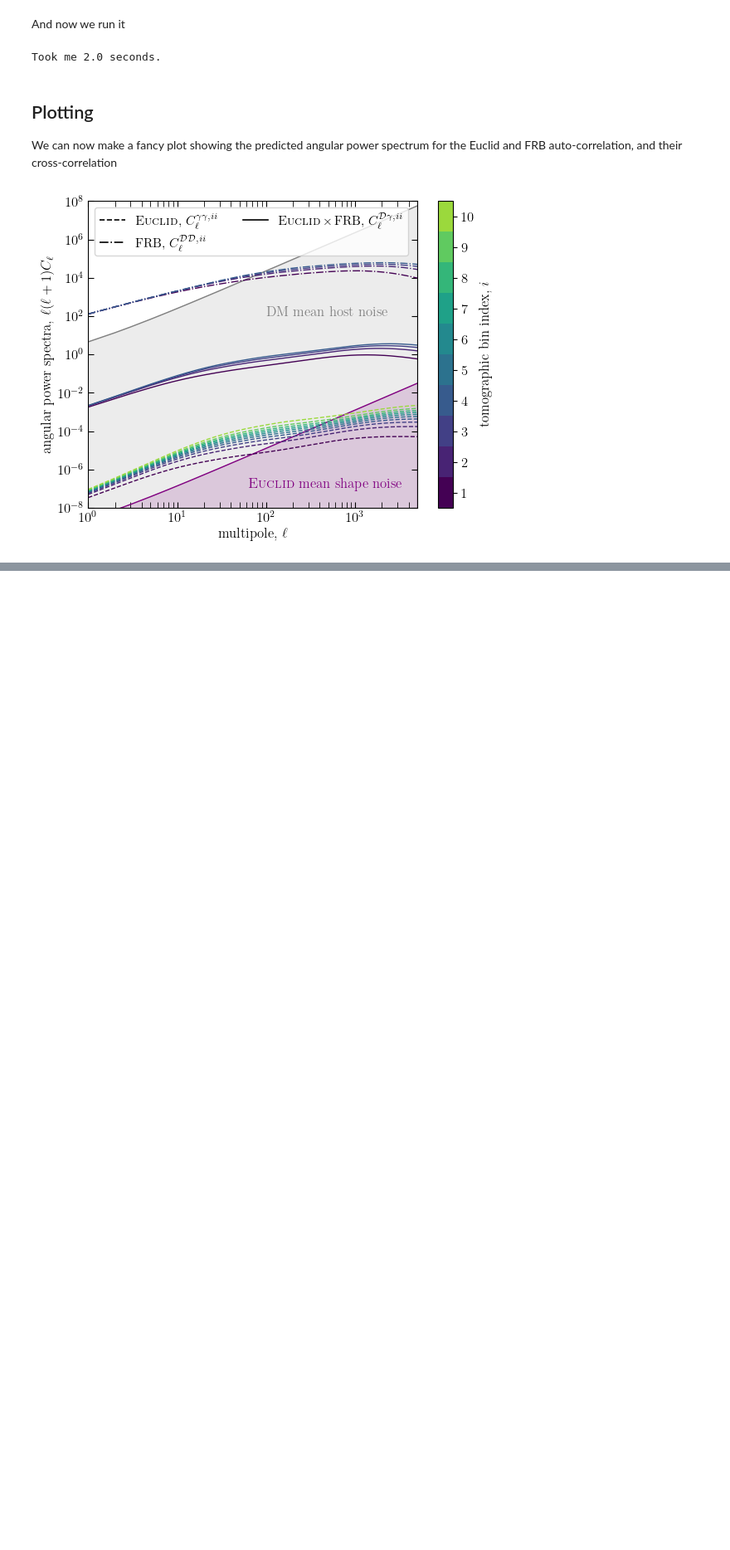
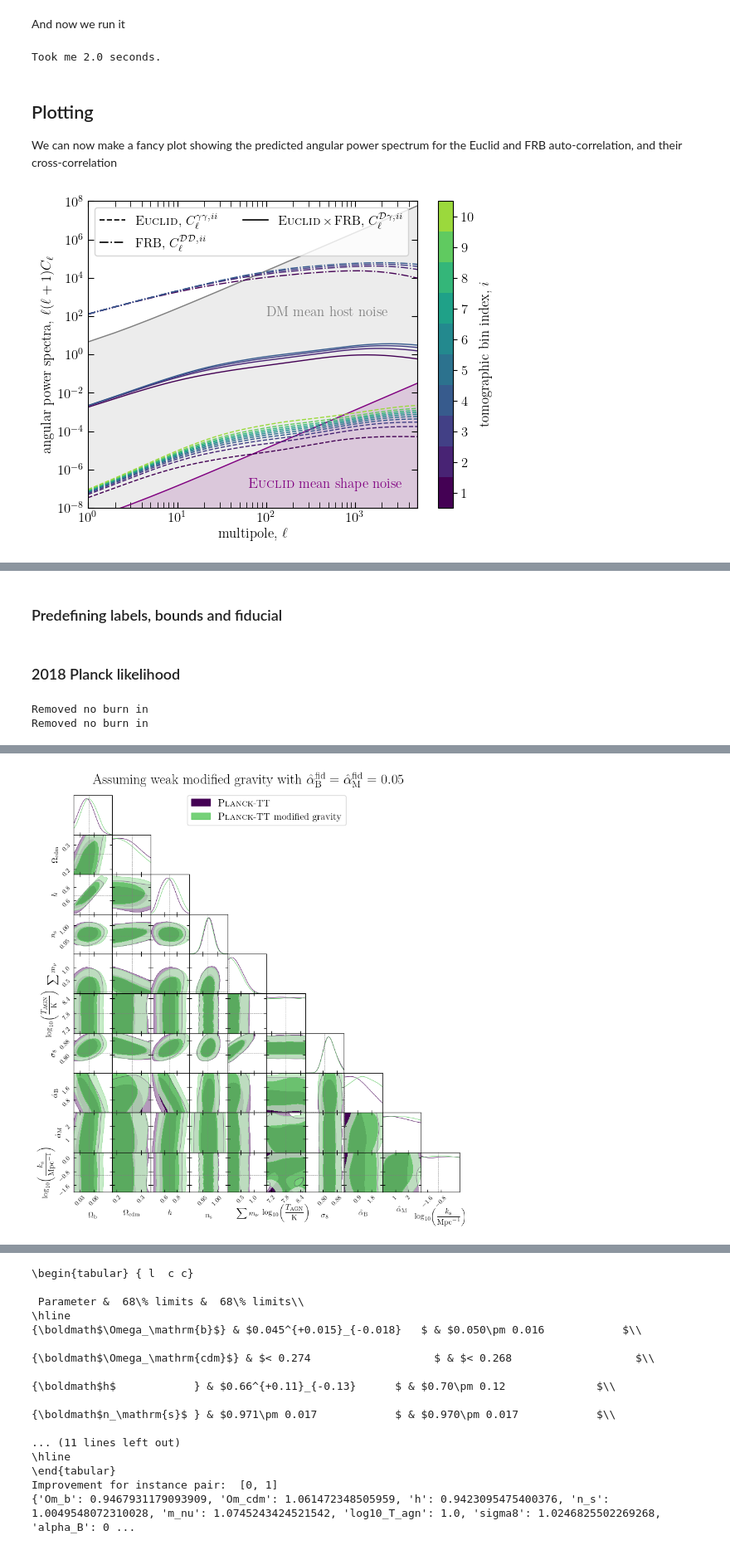
Before and after one commit to DennisNeumann97/frb_horndeski_forecast, a Jupyter notebook: cell_from_cosmopower_example.ipynb, the cells around one changed output, grey strips where cells are left out. Shown: that part at 83% size. Saved outputs shown, nothing was run; the diff lists cells and outputs as text; code cells hidden in the pictures; blank space fills up the shorter version.

Commit message:
Moved comment setting to the beginning of likelihood_MCMC_NN_main.py such that all user inputs are in one place. Added contour plots used for the Paper.

```diff
--- a/cell_from_cosmopower_example.ipynb
+++ b/cell_from_cosmopower_example.ipynb
@@ -583,0 +602,2 @@ plt.close()
+# %% [markdown]
+### Predefining labels, bounds and fiducial
@@ -583,0 +632,55 @@ plt.close()
+# %% [markdown]
+### 2018 Planck likelihood
+# %%
+# Comparing euclid MCMC with same plus planck TT in weak modified gravity
+# ========================================================================================
+
+# Specifying path and filenames
+# --------------------------------------------------------------------------------
+path_mcmc = [
+    './mcmc/output_files/planck_tt_mg_low_horndeski',
+    './mcmc/output_files/planck_tt_mg_high_horndeski',
+    # './mcmc/output_files/euclid_low_horndeski',
+    # './mcmc/output_files/frb_cross_euclid_low_horndeski/',
+    # './mcmc/output_files/frb_cross_euclid_plus_tt_mg_low_horndeski/',
+]
+# --------------------------------------------------------------------------------
+
+# Specifying input lists
+# --------------------------------------------------------------------------------
+n_chains = len(path_mcmc)
+labels_sample = [labels_mcmc for i in range(n_chains)]
+names_sample = [names_mcmc for i in range(n_chains)]
+kind_sample = ['mcmc' for i in range(n_chains)]
+fiducial = [[] for i in range(n_chains)]
+filename_fisher = [[] for i in range(n_chains)]
+plot_labels = [
+    r'\textsc{Planck}-TT',
+    r'\textsc{Planck}-TT modified gravity',
+    # r'\textsc{Euclid-CS} posterior',
+    # r'\textsc{Euclid-CS}$\times$FRB posterior',
+    # r'\textsc{Euclid-CS}$\times$FRB+\textsc{Planck2018}-TT posterior',
+]
+# --------------------------------------------------------------------------------
+
+# Creating contour_class instance for plotting
+# --------------------------------------------------------------------------------
+contour_class = contour_triangle_plot(labels_samples=labels_sample,
+                                      names_samples=names_sample,
+                                      kind_samples=kind_sample,
+                                      fiducial=fiducial,
+                                      mcmc_prior=prior_range,
+                                      path_to_sample=path_mcmc,
+                                      filename_fisher=filename_fisher,
+                                      plot_labels=plot_labels,
+                                      params_to_show=names_mcmc,
+                                     )
+# --------------------------------------------------------------------------------
+
+suptitle = r"Assuming weak modified gravity with $\hat{\alpha}^\mathrm{fid}_\mathrm{B}=\hat{\alpha}^\mathrm{fid}_\mathrm{M}=0.05$"
+contour_class.get_plot('mcmc_euclid_cross_frb_plancktt_mg_low_horndeski.png', fiducial_dict, suptitle=suptitle)
+contour_class.get_latex_table(n_sigma=1)
+contour_class.print_improvement_stats([[0,1]])
+# %% [output]
+Removed no burn in
+Removed no burn in
@@ -583,0 +690 @@ plt.close()
+[figure, added]
@@ -583,0 +694,17 @@ plt.close()
+\begin{tabular} { l  c c}
+
+ Parameter &  68\% limits &  68\% limits\\
+\hline
+{\boldmath$\Omega_\mathrm{b}$} & $0.045^{+0.015}_{-0.018}   $ & $0.050\pm 0.016            $\\
+
+{\boldmath$\Omega_\mathrm{cdm}$} & $< 0.274                   $ & $< 0.268                   $\\
+
+{\boldmath$h$            } & $0.66^{+0.11}_{-0.13}      $ & $0.70\pm 0.12              $\\
+
+{\boldmath$n_\mathrm{s}$ } & $0.971\pm 0.017            $ & $0.970\pm 0.017            $\\
+
+... (11 lines left out)
+\hline
+\end{tabular}
+Improvement for instance pair:  [0, 1]
+{'Om_b': 0.9467931179093909, 'Om_cdm': 1.061472348505959, 'h': 0.9423095475400376, 'n_s': 1.0049548072310028, 'm_nu': 1.0745243424521542, 'log10_T_agn': 1.0, 'sigma8': 1.0246825502269268, 'alpha_B': 0 ...
```
Also changed, not shown: parts of 7 cells of this notebook, 8 other files.
